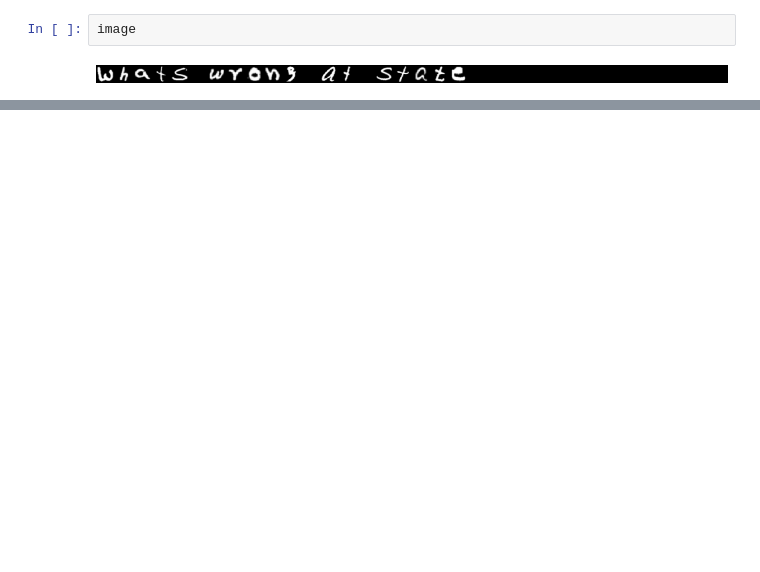
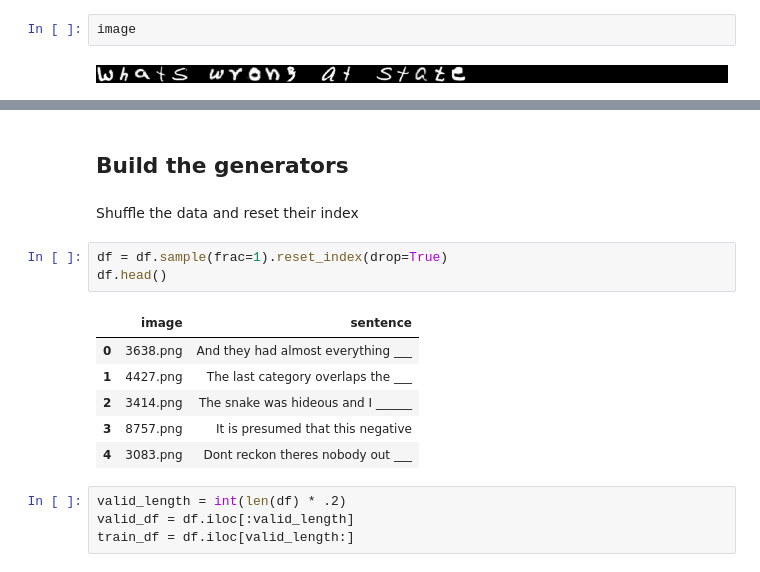
Before and after one commit to MostafaGazar/line-reader, a Jupyter notebook: notebooks/05-lines-time-distributed-predictor.ipynb, the cells around one changed output, grey strips where cells are left out. Cells and saved outputs as stored; diff of their text form; blank space fills up the shorter version.

```diff
--- a/notebooks/05-lines-time-distributed-predictor.ipynb
+++ b/notebooks/05-lines-time-distributed-predictor.ipynb
@@ -210,0 +217,18 @@ rro0k55r0W00rr5rtrt5o500r5kf00rr6rKrt0KW000000000000000000000000000
+# %% [markdown]
+## Build the generators
+# %% [markdown]
+Shuffle the data and reset their index
+# %%
+df = df.sample(frac=1).reset_index(drop=True)
+df.head()
+# %% [output]
+|  | image | sentence |
+| 0 | 3638.png | And they had almost everything ___ |
+| 1 | 4427.png | The last category overlaps the ___ |
+| 2 | 3414.png | The snake was hideous and I ______ |
+| 3 | 8757.png | It is presumed that this negative |
+| 4 | 3083.png | Dont reckon theres nobody out ___ |
+# %%
+valid_length = int(len(df) * .2)
+valid_df = df.iloc[:valid_length]
+train_df = df.iloc[valid_length:]
```
Also changed, not shown: parts of 36 cells of this notebook, 12 other files.
